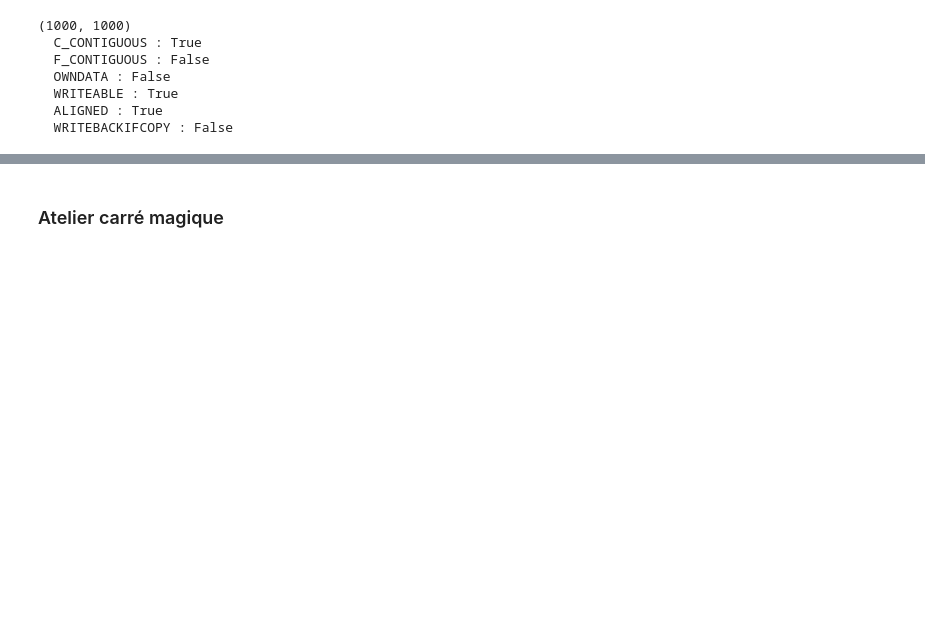
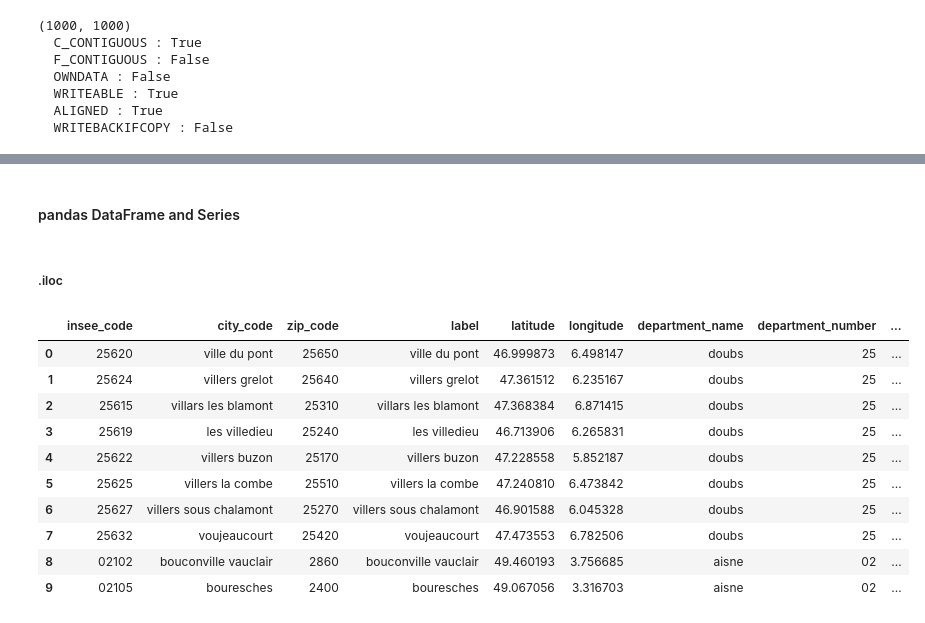
Before and after one commit to matthcol/pythonperf202312b, a Jupyter notebook: notebook1.ipynb, the cells around one changed output, grey strips where cells are left out. Saved outputs shown, nothing was run; the diff lists cells and outputs as text; code cells hidden in the pictures; blank space fills up the shorter version.

```diff
--- a/notebook1.ipynb
+++ b/notebook1.ipynb
@@ -1136,2 +1136,18 @@ array([[ 5.38620603,  8.11377451, 11.38337211,  9.6508103 ,  8.12797394,
-# %% [markdown]
-### Atelier carré magique
+# %% [markdown]
+#### pandas DataFrame and Series
+# %% [markdown]
+##### .iloc
+# %%
+dfCitiesFr.iloc[:10]  # .head(10)
+# %% [output]
+|  | insee_code | city_code | zip_code | label | latitude | longitude | department_name | department_number | ... |
+| 0 | 25620 | ville du pont | 25650 | ville du pont | 46.999873 | 6.498147 | doubs | 25 | ... |
+| 1 | 25624 | villers grelot | 25640 | villers grelot | 47.361512 | 6.235167 | doubs | 25 | ... |
+| 2 | 25615 | villars les blamont | 25310 | villars les blamont | 47.368384 | 6.871415 | doubs | 25 | ... |
+| 3 | 25619 | les villedieu | 25240 | les villedieu | 46.713906 | 6.265831 | doubs | 25 | ... |
+| 4 | 25622 | villers buzon | 25170 | villers buzon | 47.228558 | 5.852187 | doubs | 25 | ... |
+| 5 | 25625 | villers la combe | 25510 | villers la combe | 47.240810 | 6.473842 | doubs | 25 | ... |
+| 6 | 25627 | villers sous chalamont | 25270 | villers sous chalamont | 46.901588 | 6.045328 | doubs | 25 | ... |
+| 7 | 25632 | voujeaucourt | 25420 | voujeaucourt | 47.473553 | 6.782506 | doubs | 25 | ... |
+| 8 | 02102 | bouconville vauclair | 2860 | bouconville vauclair | 49.460193 | 3.756685 | aisne | 02 | ... |
+| 9 | 02105 | bouresches | 2400 | bouresches | 49.067056 | 3.316703 | aisne | 02 | ... |
```
Also changed, not shown: parts of 35 cells of this notebook, 4 other files.
